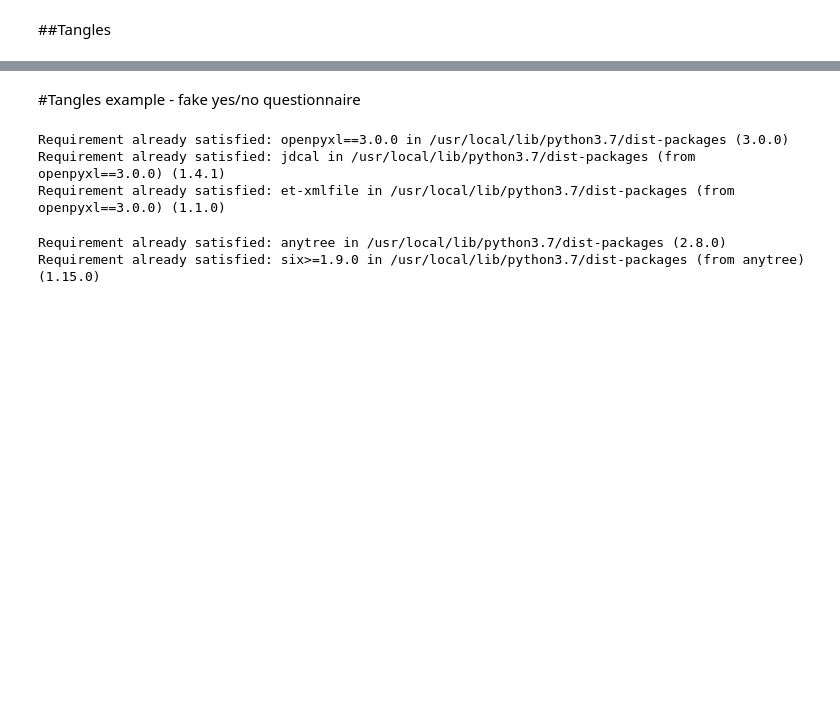
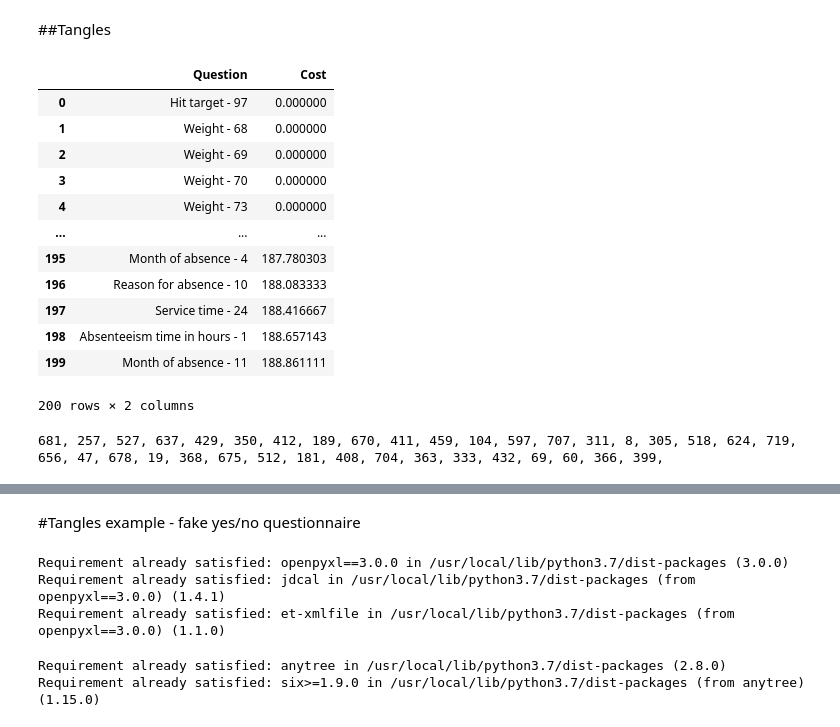
Before and after one commit to zuzannazak/Tangles, a Jupyter notebook: Tangle_playground.ipynb, the cells around one changed output, grey strips where cells are left out. Saved outputs shown, nothing was run; the diff lists cells and outputs as text; code cells hidden in the pictures; blank space fills up the shorter version.

```diff
--- a/Tangle_playground.ipynb
+++ b/Tangle_playground.ipynb
@@ -129,7 +137,7 @@ this is the ID column
 ##Tangles
 # %%
 df = df_amended_for_tangles
-object_identifier_column_name = "ID"
+object_identifier_column_name = "index"
 
 
 questions_with_cost_df = pd.DataFrame(columns=['Question', 'Cost'])
@@ -137,30 +145,44 @@ for columnName in df.iteritems():
   qA = df.loc[df[str(columnName[0])] == "Yes"]
   qB = df.loc[df[str(columnName[0])] == "No"]
 
   qA = qA.reset_index(drop=True)
   qB = qB.reset_index(drop=True)
 
 
   sum_of_similarities = 0
 
   for i, row in qA.iterrows():
       for l, row in qB.iterrows():
         for k in range(df.shape[1]):
           if qB.iat[l,k] == qA.iat[i,k]:
             sum_of_similarities = sum_of_similarities +1
 
 
   number_of_pairs_between_sets = qA.shape[0]*qB.shape[0]
   if number_of_pairs_between_sets == 0:
     number_of_pairs_between_sets = 0.0000001
   normalized_func_cost = sum_of_similarities/number_of_pairs_between_sets
 
   questions_with_cost_df = pd.concat([questions_with_cost_df, pd.DataFrame({'Question': [str(columnName[0])],
                     'Cost' : [normalized_func_cost]})], ignore_index = True, axis = 0)
 
   sum_of_similarities = 0
 
 questions_with_cost_df = questions_with_cost_df[questions_with_cost_df["Question"] != object_identifier_column_name]
 questions_with_cost_df = questions_with_cost_df.sort_values(by=['Cost'])
 questions_with_cost_df = questions_with_cost_df.reset_index(drop=True)
 questions_with_cost_df
+# %% [output]
+|  | Question | Cost |
+| 0 | Hit target - 97 | 0.000000 |
+| 1 | Weight - 68 | 0.000000 |
+| 2 | Weight - 69 | 0.000000 |
+| 3 | Weight - 70 | 0.000000 |
+| 4 | Weight - 73 | 0.000000 |
+| ... | ... | ... |
+| 195 | Month of absence - 4 | 187.780303 |
+| 196 | Reason for absence - 10 | 188.083333 |
+| 197 | Service time - 24 | 188.416667 |
+| 198 | Absenteeism time in hours - 1 | 188.657143 |
+| 199 | Month of absence - 11 | 188.861111 |
+200 rows × 2 columns
@@ -166,0 +255,7 @@ questions_with_cost_df
+# %%
+root = Node(name=list_of_people_to_string(df), people_list=df, questions=questions_with_cost_df, children=[], level=-1)
+
+for pre, fill, node in RenderTree(root):
+    print("%s%s" % (pre, node.name))
+# %% [output]
+681, 257, 527, 637, 429, 350, 412, 189, 670, 411, 459, 104, 597, 707, 311, 8, 305, 518, 624, 719, 656, 47, 678, 19, 368, 675, 512, 181, 408, 704, 363, 333, 432, 69, 60, 366, 399,
```
Also changed, not shown: parts of 8 cells of this notebook.
